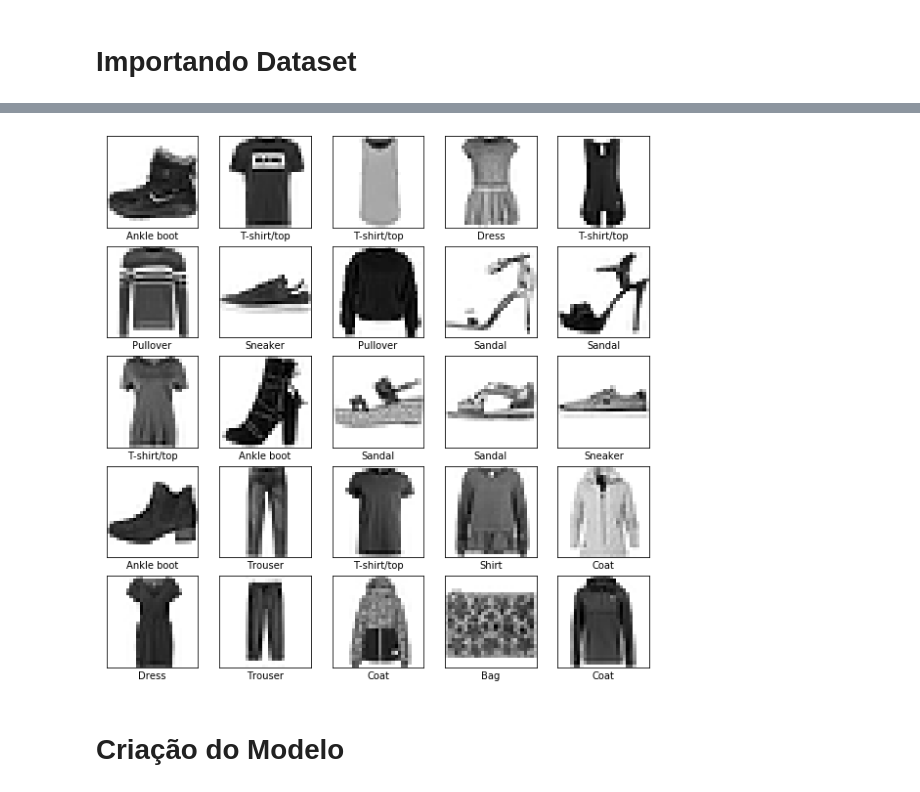
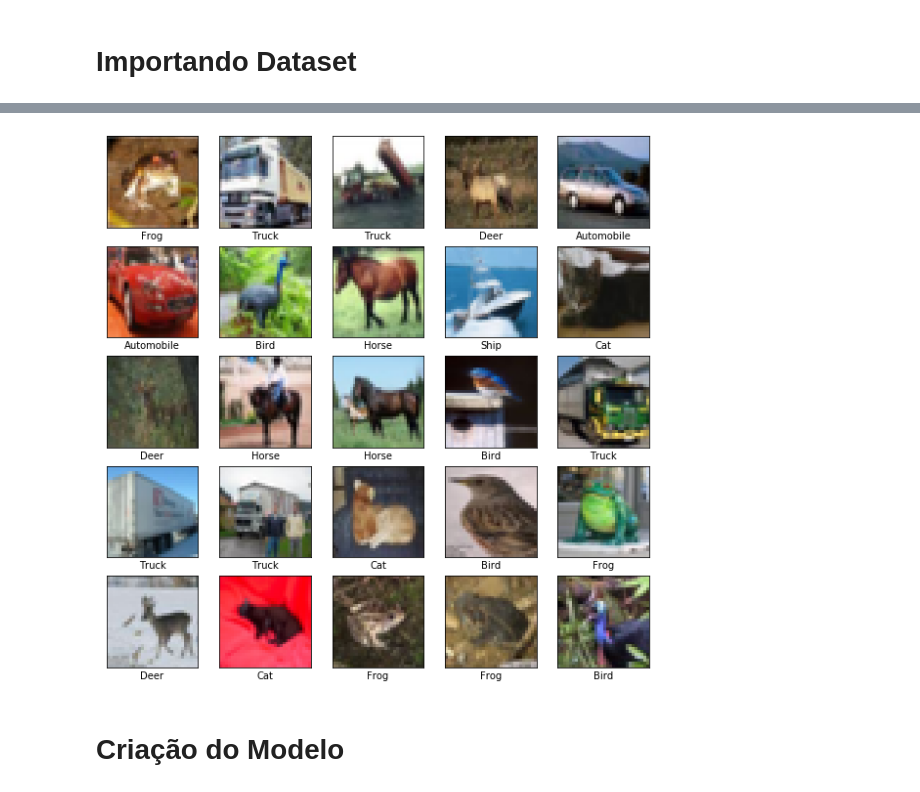
Before and after one commit to bmviniciuss/pdi-2019-1, a Jupyter notebook: final/final.ipynb, the cells around one changed output, grey strips where cells are left out. Drawn from its saved outputs; the diff is of its cells as text; code cells hidden in the pictures.

```diff
--- a/final/final.ipynb
+++ b/final/final.ipynb
@@ -27 +11,6 @@ class_names = ['T-shirt/top', 'Trouser', 'Pullover', 'Dress', 'Coat',
+# %%
+(x_train, y_train), (x_test, y_test) = tf.keras.datasets.cifar10.load_data()
+# %%
+# Labels
+class_names = ["Airplane", "Automobile", "Bird", "Cat", "Deer", "Dog", "Frog", "Horse", "Ship", "Truck"]
 # %%
@@ -65,14 +66,14 @@ plt.show()
 # %%
 plt.figure(figsize=(10,10))
 for i in range(25):
     plt.subplot(5,5,i+1)
     plt.xticks([])
     plt.yticks([])
     plt.grid(False)
-    plt.imshow(train_images[i], cmap=plt.cm.binary)
-    plt.xlabel(class_names[train_labels[i]])
+    plt.imshow(x_train[i], cmap=plt.cm.binary)
+    plt.xlabel(class_names[y_train[i][0]])
 plt.show()
 # %% [output]
-[figure, old version]
+[figure, new version]
 # %% [markdown]
 # Criação do Modelo
```
Also changed, not shown: parts of 16 cells of this notebook.
